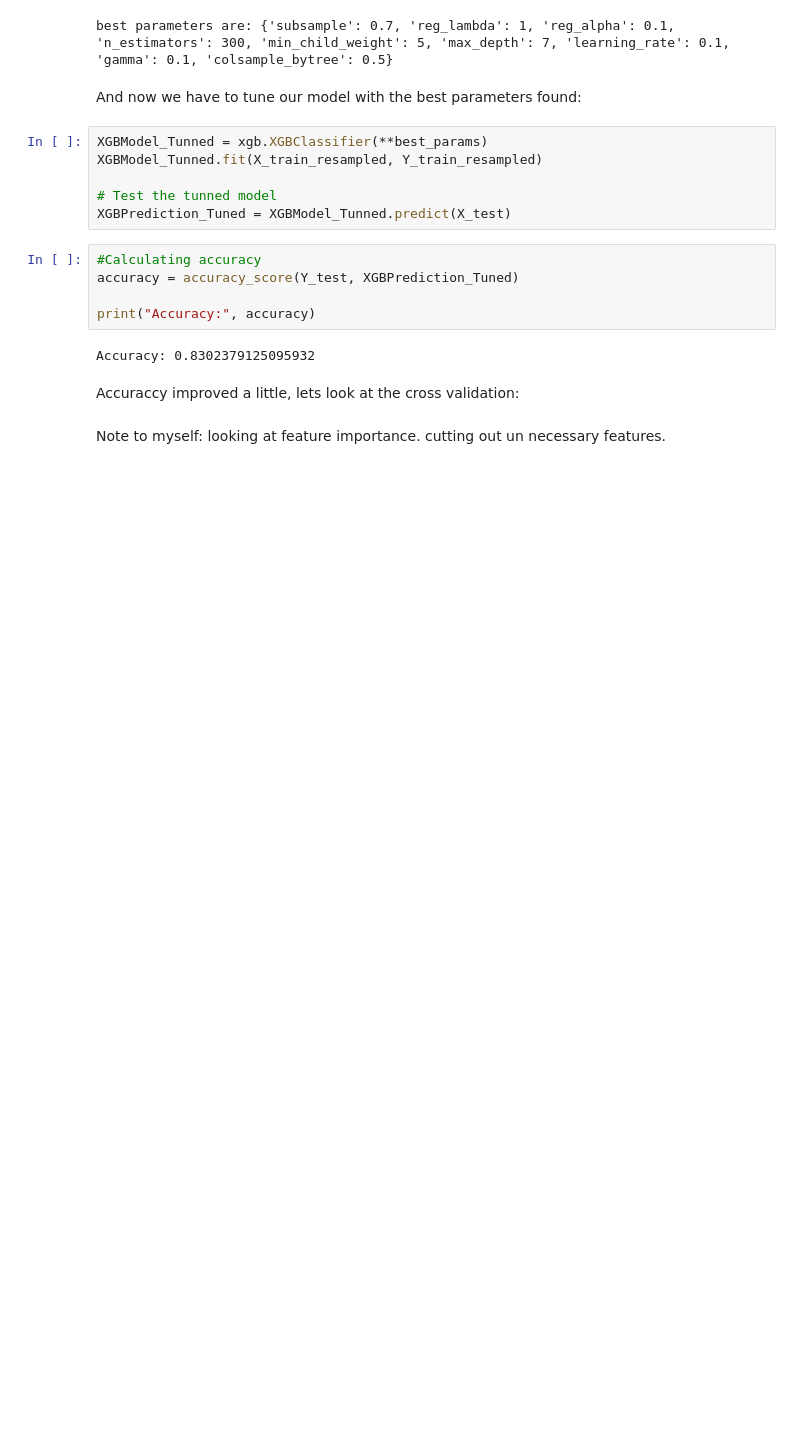
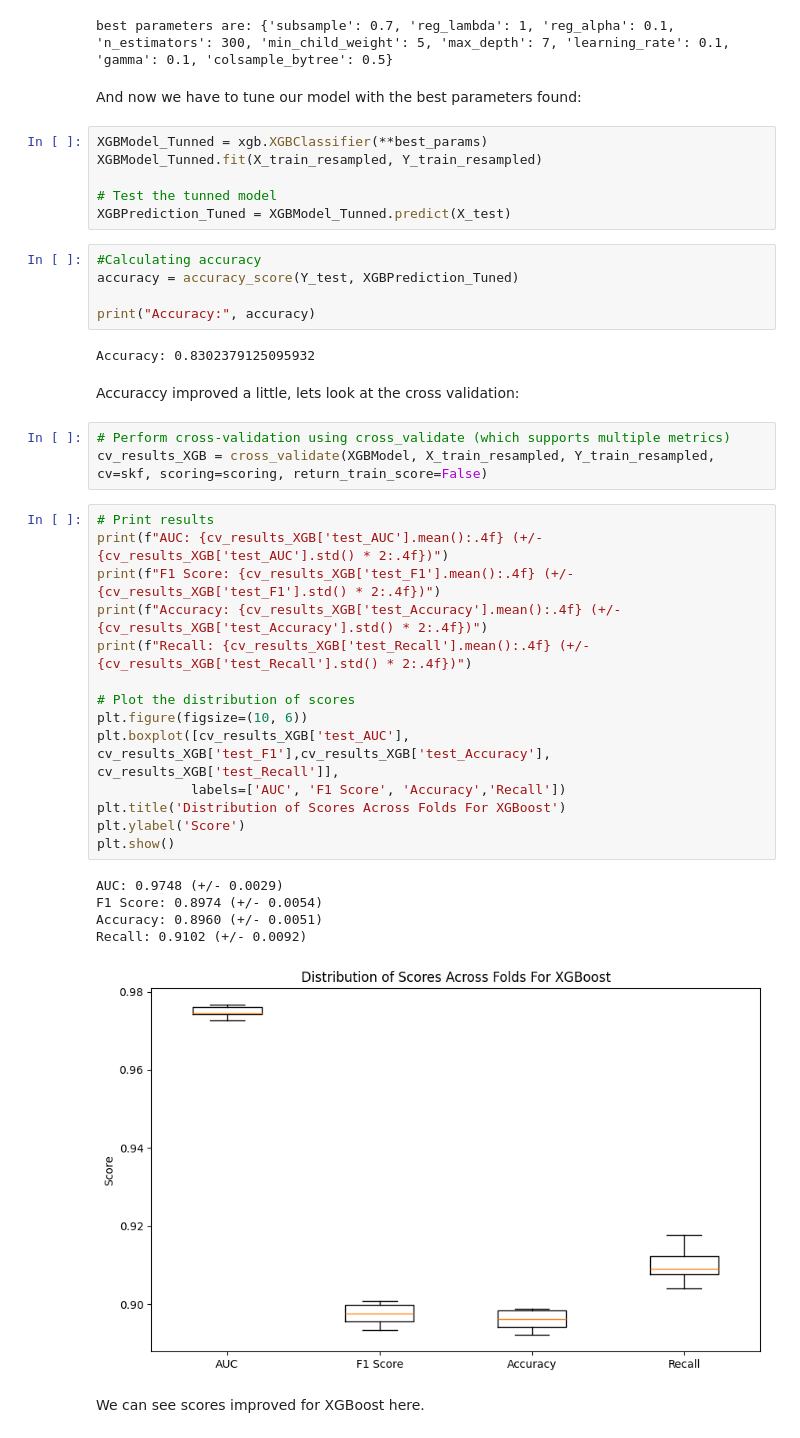
Before and after one commit to SainaPolis/Credit-Risk-Assessment, a Jupyter notebook: main.ipynb, the cells around one changed output. Cells and saved outputs as stored; diff of their text form; blank space fills up the shorter version.

```diff
--- a/main.ipynb
+++ b/main.ipynb
@@ -753,5 +753,28 @@ print("Accuracy:", accuracy)
 Accuracy: 0.8302379125095932
 # %% [markdown]
 Accuraccy improved a little, lets look at the cross validation:
-# %% [markdown]
-Note to myself:  looking at feature importance.  cutting out un necessary features.
+# %%
+# Perform cross-validation using cross_validate (which supports multiple metrics)
+cv_results_XGB = cross_validate(XGBModel, X_train_resampled, Y_train_resampled, cv=skf, scoring=scoring, return_train_score=False)
+# %%
+# Print results
+print(f"AUC: {cv_results_XGB['test_AUC'].mean():.4f} (+/- {cv_results_XGB['test_AUC'].std() * 2:.4f})")
+print(f"F1 Score: {cv_results_XGB['test_F1'].mean():.4f} (+/- {cv_results_XGB['test_F1'].std() * 2:.4f})")
+print(f"Accuracy: {cv_results_XGB['test_Accuracy'].mean():.4f} (+/- {cv_results_XGB['test_Accuracy'].std() * 2:.4f})")
+print(f"Recall: {cv_results_XGB['test_Recall'].mean():.4f} (+/- {cv_results_XGB['test_Recall'].std() * 2:.4f})")
+
+# Plot the distribution of scores
+plt.figure(figsize=(10, 6))
+plt.boxplot([cv_results_XGB['test_AUC'], cv_results_XGB['test_F1'],cv_results_XGB['test_Accuracy'], cv_results_XGB['test_Recall']],
+            labels=['AUC', 'F1 Score', 'Accuracy','Recall'])
+plt.title('Distribution of Scores Across Folds For XGBoost')
+plt.ylabel('Score')
+plt.show()
+# %% [output]
+AUC: 0.9748 (+/- 0.0029)
+F1 Score: 0.8974 (+/- 0.0054)
+Accuracy: 0.8960 (+/- 0.0051)
+Recall: 0.9102 (+/- 0.0092)
+[figure, added]
+# %% [markdown]
+We can see scores improved for XGBoost here.
```
